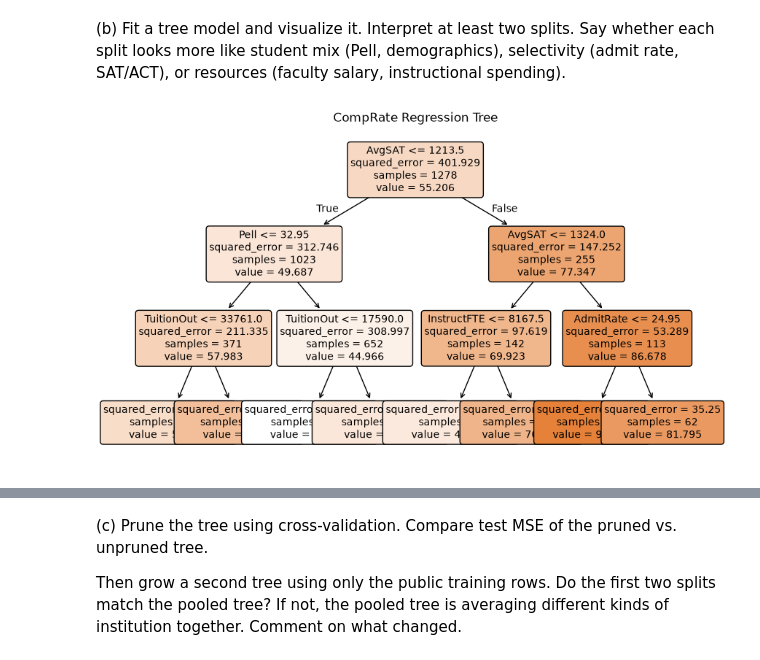
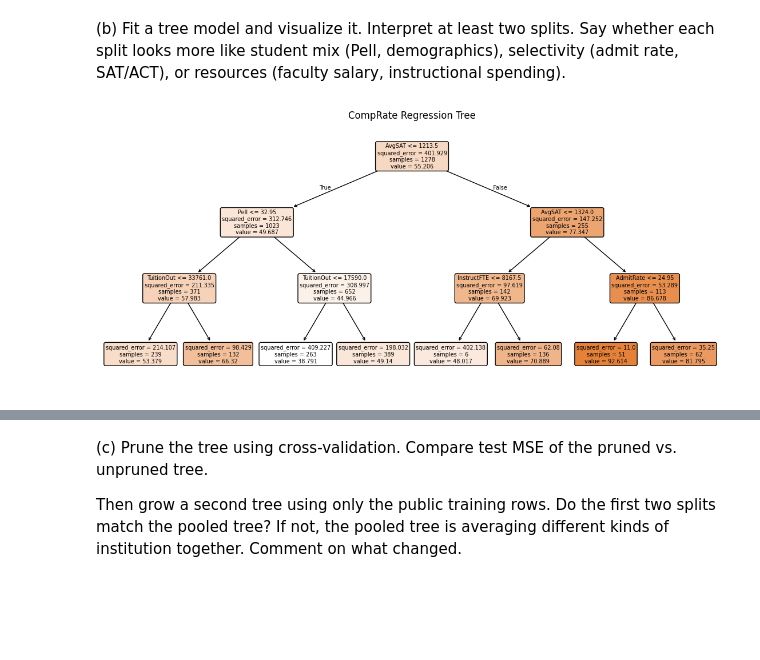
Before and after one commit to uiuc-msynowiec/cs598_psl, a Jupyter notebook: CodingAssignments/CA3/CS598_PSL_CA_3.ipynb, the cells around one changed output, grey strips where cells are left out. Cells and saved outputs as stored; diff of their text form; code cells hidden in the pictures; blank space fills up the shorter version.

```diff
--- a/CodingAssignments/CA3/CS598_PSL_CA_3.ipynb
+++ b/CodingAssignments/CA3/CS598_PSL_CA_3.ipynb
@@ -194,25 +180,25 @@ Index(['Control', 'Region', 'Locale'], dtype='str')
 # %%
 import matplotlib.pyplot as plt
 
 from sklearn.model_selection import GridSearchCV, train_test_split
 from sklearn.tree import DecisionTreeRegressor, plot_tree
 
 tree = DecisionTreeRegressor(
     max_depth=3,
     min_impurity_decrease=0.008,
     random_state=RANDOM_SEED,
 )
 tree.fit(X_train, y_train)
 
-plt.figure(figsize=(10, 6))
+plt.figure(figsize=(14, 6))
 plot_tree(
     tree,
     feature_names=list(X_train.columns),
     filled=True,
     rounded=True,
-    fontsize=10,
+    fontsize=7
 )
 plt.title("CompRate Regression Tree")
 plt.show()
 # %% [output]
-[figure, old version]
+[figure, new version]
```
Also changed, not shown: parts of 4 cells of this notebook.
